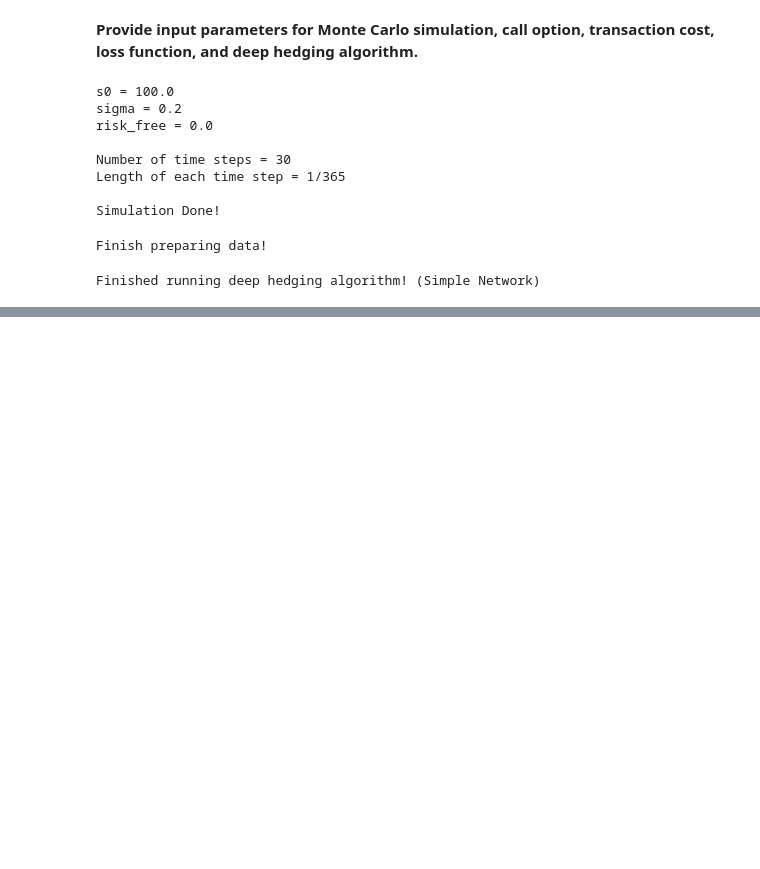
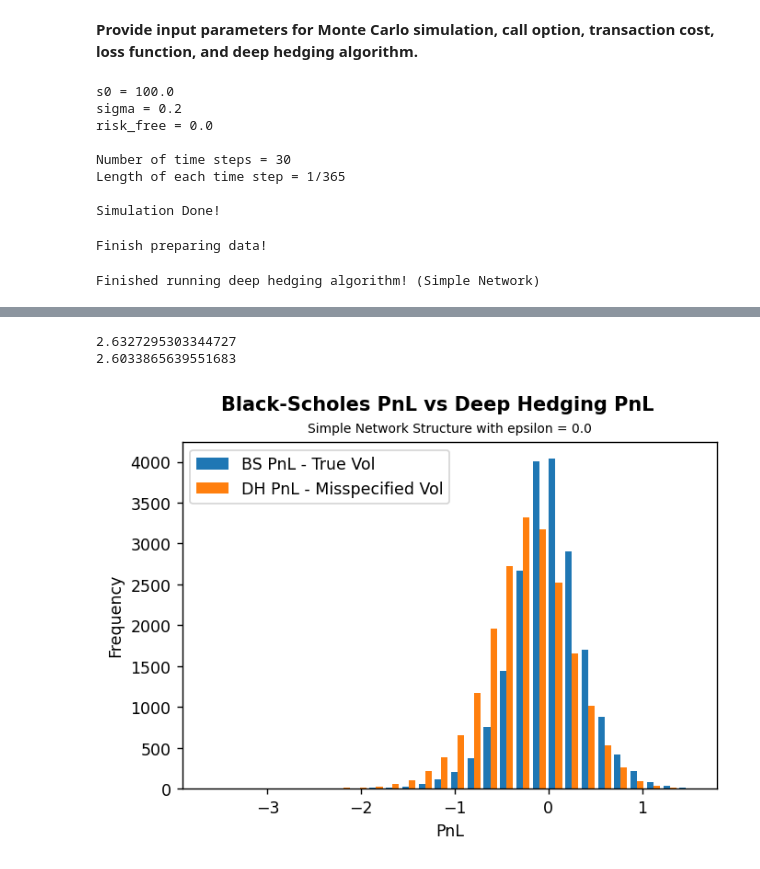
Before and after one commit to YuMan-Tam/deep-hedging, a Jupyter notebook: Colab/deep_hedging_colab.ipynb, the cells around one changed output, grey strips where cells are left out. Drawn from its saved outputs; the diff is of its cells as text; code cells hidden in the pictures; blank space fills up the shorter version.

```diff
--- a/Colab/deep_hedging_colab.ipynb
+++ b/Colab/deep_hedging_colab.ipynb
@@ -100,7 +100,7 @@ use_batch_norm = False
 kernel_initializer = "he_uniform"
 
 activation_dense = "leaky_relu"
-activation_output = "sigmoid"
+activation_output = "tanh"
 final_period_cost = False
 
 delta_constraint = (0.0, 1.0)
@@ -304,7 +306,7 @@ ax.legend()
 plt.show()
 # %%
 #@title <font color='Blue'>**Results: Black-Scholes Delta vs Deep Hedging Delta.**</font>
-for days_from_today in (1,15,29):
+for days_from_today in (1,2,3):
   tau = (N-days_from_today)*dt
 
   min_S = S_test[0][:,days_from_today].min()
@@ -522,6 +526,6 @@ plt.show()
 # %%
 #@title <font color='Blue'>**Results: Simulation Model Uncertainty**</font>
-real_factor = 2.0
+real_factor = 1.1
 stochastic_process_real = BlackScholesProcess(s0 = S0, sigma = sigma*real_factor, risk_free = risk_free, \
                         dividend = dividend, day_count = day_count, seed=seed)
 
@@ -562,30 +566,34 @@ delta_BS_real = call.get_BS_delta(S = S_real, sigma = sigma*real_factor, \
               calculation_date = calculation_date,
               day_count = day_count, dt = dt)
 
 PnL_BS_real =  call.get_BS_PnL(S= S_real, \
               payoff= payoff_func(S_real[:,-1]), delta=delta_BS_real, \
               dt= dt, risk_free = risk_free, \
               final_period_cost=final_period_cost, epsilon=epsilon, \
               cost_structure = cost_structure )
 
 # Plot PnL
 bar1 = PnL_BS_real + price_BS_real[0][0]
 bar2 = model_simple(x_all_real).numpy().squeeze() + price_BS[0][0]
 
 # Plot Black-Scholes PnL and Deep Hedging PnL (with BS_price charged on both).
 fig_PnL = plt.figure(dpi= 125, facecolor='w')
 fig_PnL.suptitle("Black-Scholes PnL vs Deep Hedging PnL \n", \
       fontweight="bold")
 ax = fig_PnL.add_subplot()
 ax.set_title("Simple Network Structure with epsilon = " + str(epsilon), \
       fontsize=8)
 ax.set_xlabel("PnL")
 ax.set_ylabel("Frequency")
 ax.hist((bar1,bar2), bins=30, \
           label=["BS PnL - True Vol", "DH PnL - Misspecified Vol"])
 ax.legend()
 
 print(model_simple.evaluate(x_all_real, batch_size=test_size, verbose=0))
 print(Entropy(PnL_BS_real, tf.Variable(0.0), 1.0).numpy())
 
 plt.show()
+# %% [output]
+2.6327295303344727
+2.6033865639551683
+[figure, added]
```
Also changed, not shown: parts of 4 cells of this notebook.
